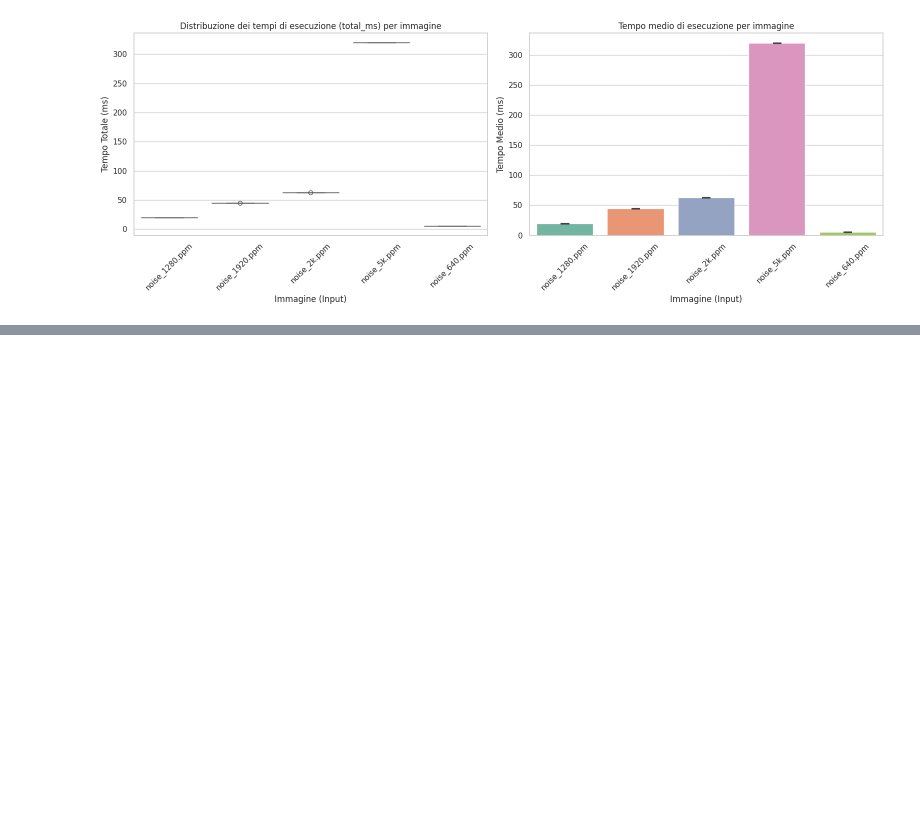
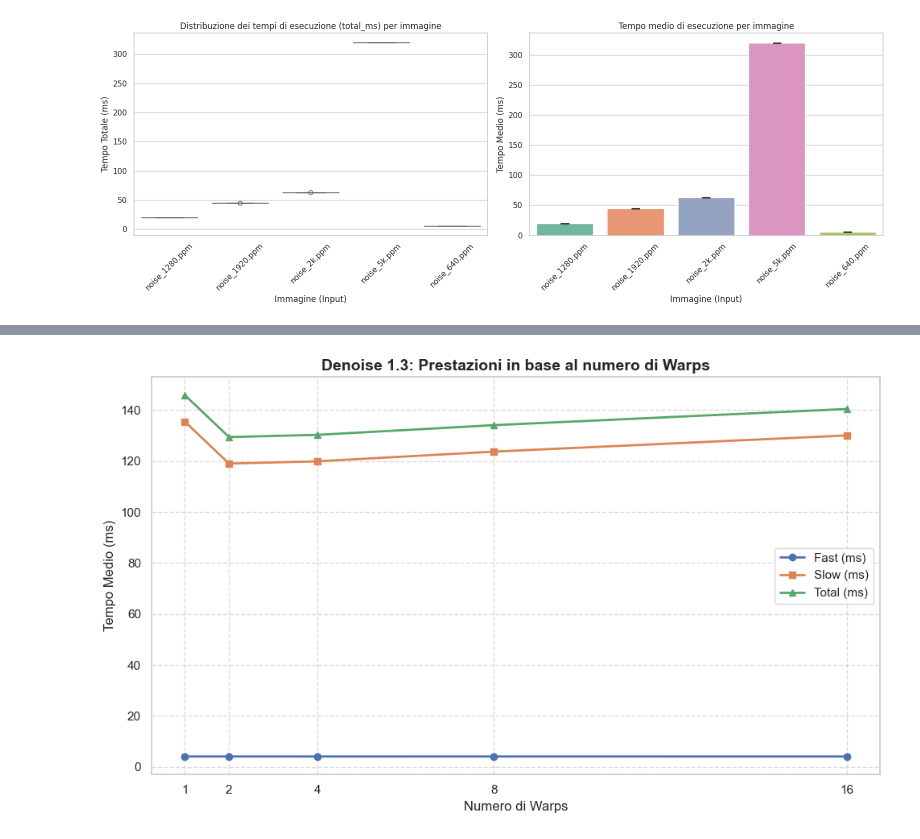
Before and after one commit to lorenzo-marranini/Computer-Architecture-Project, a Jupyter notebook: gpu/gpu_analysis/csv/plotter.ipynb, the cells around one changed output, grey strips where cells are left out. Saved outputs shown, nothing was run; the diff lists cells and outputs as text; code cells hidden in the pictures; blank space fills up the shorter version.

```diff
--- a/gpu/gpu_analysis/csv/plotter.ipynb
+++ b/gpu/gpu_analysis/csv/plotter.ipynb
@@ -338,0 +321,49 @@ plt.show()
+# %%
+# code for plotting the warps
+
+import pandas as pd
+import matplotlib.pyplot as plt
+
+# 1. Caricamento dei dati dal CSV
+# Assicurati che il file CSV sia nella stessa cartella del notebook
+file_path = 'denoise_1_3_new_warps.csv'
+df = pd.read_csv(file_path)
+
+# 2. Pulizia e preparazione dei dati
+# Estraiamo il numero di warps dal nome dell'eseguibile.
+# Es: 'denoise_1_3_w16' diventa il numero intero 16
+df['warps'] = df['executable'].str.extract(r'w(\d+)$').astype(int)
+
+# Raggruppiamo per numero di warps e calcoliamo il tempo medio su tutte le ripetizioni
+df_avg = df.groupby('warps')[['fast_ms', 'slow_ms', 'total_ms']].mean().reset_index()
+
+# Ordiniamo i dati in base al numero di warps per avere un asse X corretto
+df_avg = df_avg.sort_values('warps')
+
+# 3. Creazione del grafico
+plt.figure(figsize=(10, 6))
+
+# Aggiungiamo le linee per i tre tempi misurati
+plt.plot(df_avg['warps'], df_avg['fast_ms'], marker='o', linewidth=2, label='Fast (ms)')
+plt.plot(df_avg['warps'], df_avg['slow_ms'], marker='s', linewidth=2, label='Slow (ms)')
+plt.plot(df_avg['warps'], df_avg['total_ms'], marker='^', linewidth=2, label='Total (ms)')
+
+# 4. Personalizzazione estetica (per renderlo simile al tuo)
+plt.title('Denoise 1.3: Prestazioni in base al numero di Warps', fontsize=14, fontweight='bold')
+plt.xlabel('Numero di Warps', fontsize=12)
+plt.ylabel('Tempo Medio (ms)', fontsize=12)
+
+# Impostiamo l'asse X per mostrare esattamente i blocchi di warps testati (es. 1, 16, ecc.)
+plt.xticks(df_avg['warps'])
+
+# Aggiungiamo una griglia di sfondo per facilitare la lettura
+plt.grid(True, linestyle='--', alpha=0.7)
+
+# Mostriamo la legenda
+plt.legend(fontsize=11)
+
+# Ottimizza gli spazi e mostra il risultato
+plt.tight_layout()
+plt.show()
+# %% [output]
+[figure, added]
```
Also changed, not shown: parts of 8 cells of this notebook, 32 other files.
